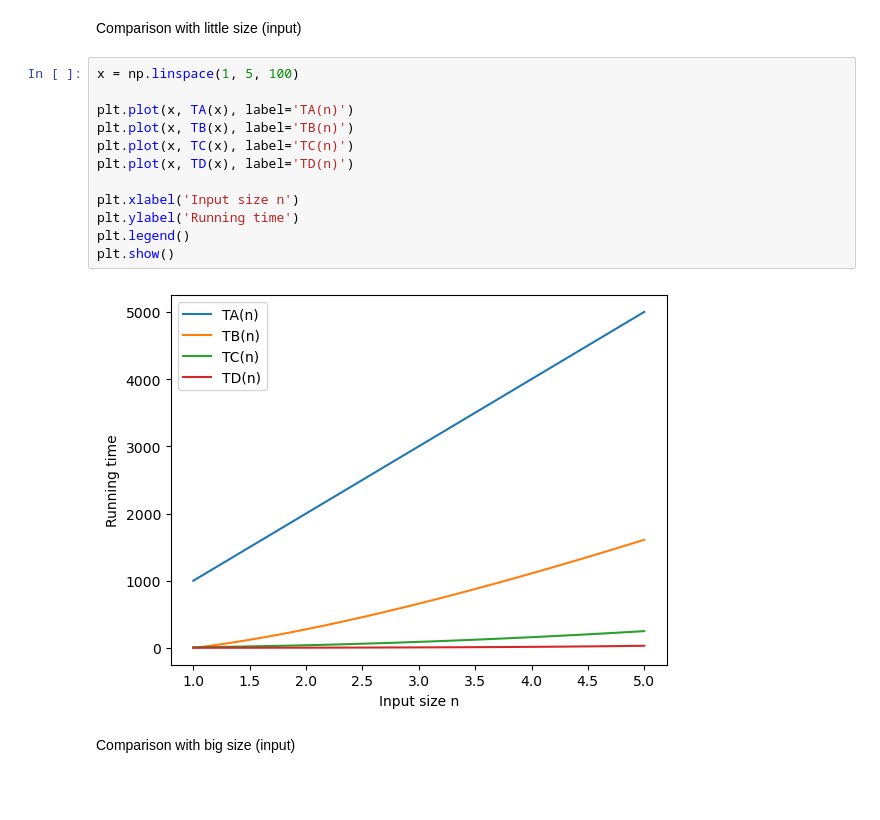
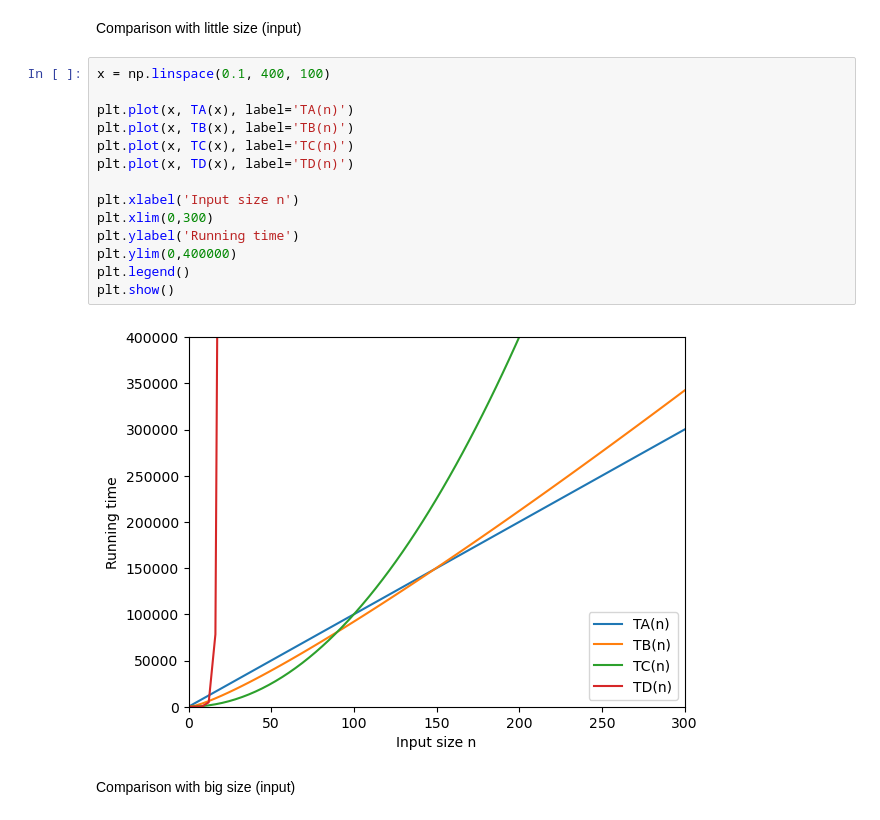
Before and after one commit to williamasesoftware/Complexity, a Jupyter notebook: first_homework.ipynb, the cells around one changed output. Cells and saved outputs as stored; diff of their text form; blank space fills up the shorter version.

```diff
--- a/first_homework.ipynb
+++ b/first_homework.ipynb
@@ -31,19 +31,21 @@ def TD(n):
 # %% [markdown]
 Comparison with little size (input)
 # %%
-x = np.linspace(1, 5, 100)
+x = np.linspace(0.1, 400, 100)
 
 plt.plot(x, TA(x), label='TA(n)')
 plt.plot(x, TB(x), label='TB(n)')
 plt.plot(x, TC(x), label='TC(n)')
 plt.plot(x, TD(x), label='TD(n)')
 
 plt.xlabel('Input size n')
+plt.xlim(0,300)
 plt.ylabel('Running time')
+plt.ylim(0,400000)
 plt.legend()
 plt.show()
 # %% [output]
-[figure, old version]
+[figure, new version]
 # %% [markdown]
 Comparison with big size (input)
 # %%
```
Also changed, not shown: parts of 3 cells of this notebook.
